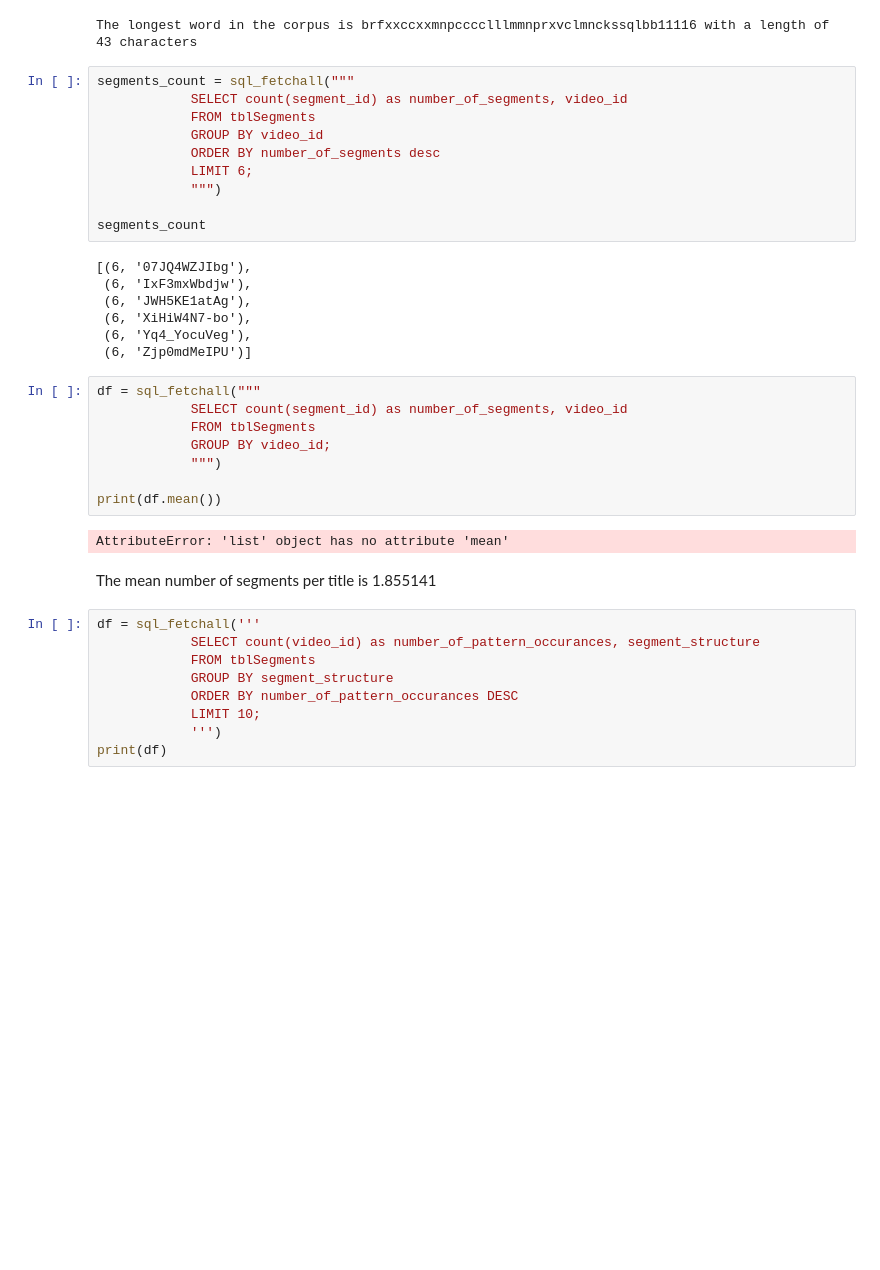
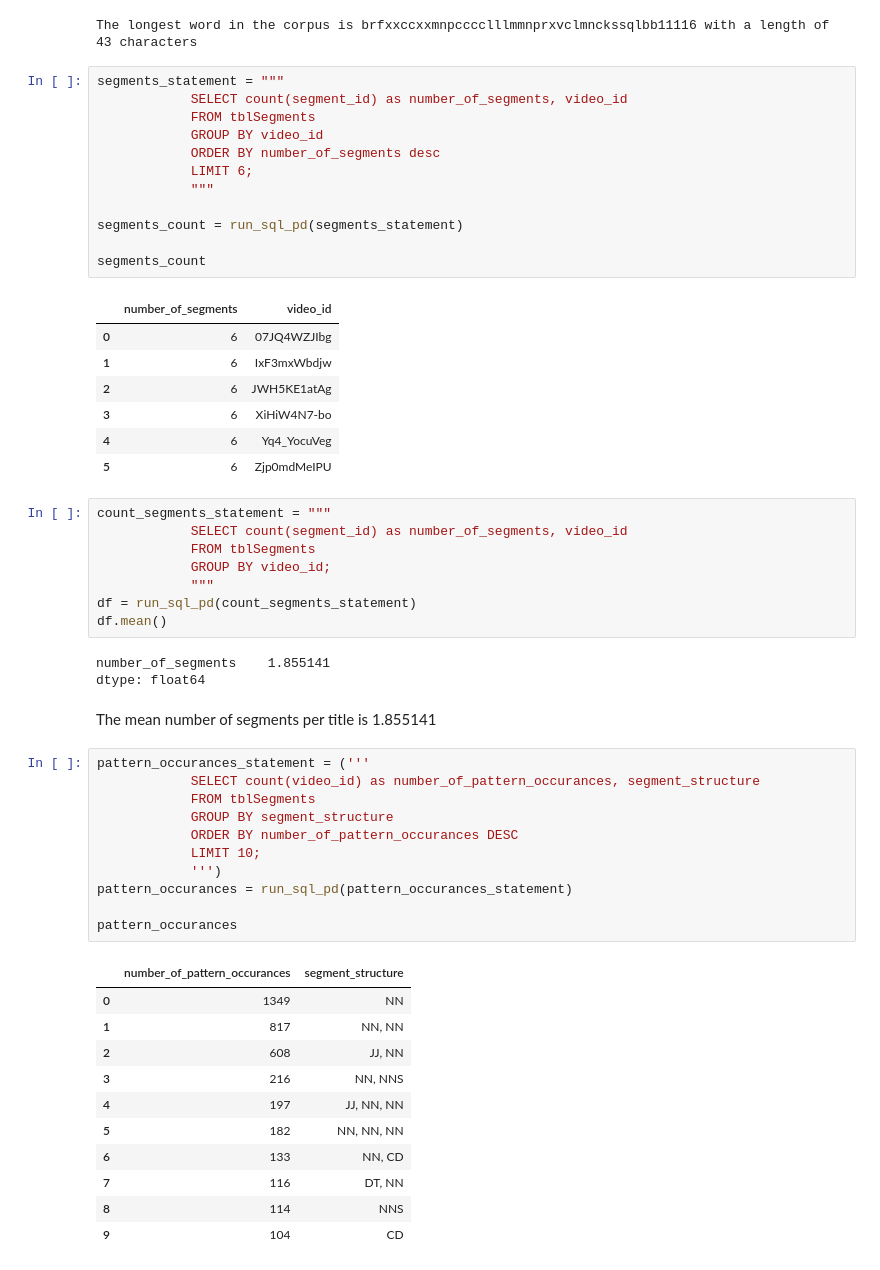
Before and after one commit to epiphannie/youtube_title_analysis, a Jupyter notebook: youtube_titles_experiment.ipynb, the cells around one changed output. Drawn from its saved outputs; the diff is of its cells as text; blank space fills up the shorter version.

```diff
--- a/youtube_titles_experiment.ipynb
+++ b/youtube_titles_experiment.ipynb
@@ -429,43 +473,61 @@ print("The longest word in the corpus is {} with a length of {} characters".form
 # %% [output]
 The longest word in the corpus is brfxxccxxmnpcccclllmmnprxvclmnckssqlbb11116 with a length of 43 characters
 # %%
-segments_count = sql_fetchall("""
+segments_statement = """
             SELECT count(segment_id) as number_of_segments, video_id
             FROM tblSegments
             GROUP BY video_id
             ORDER BY number_of_segments desc
             LIMIT 6;
-            """)
+            """
+
+segments_count = run_sql_pd(segments_statement)
 
 segments_count
 # %% [output]
-[(6, '07JQ4WZJIbg'),
- (6, 'IxF3mxWbdjw'),
- (6, 'JWH5KE1atAg'),
- (6, 'XiHiW4N7-bo'),
- (6, 'Yq4_YocuVeg'),
- (6, 'Zjp0mdMeIPU')]
+|  | number_of_segments | video_id |
+| 0 | 6 | 07JQ4WZJIbg |
+| 1 | 6 | IxF3mxWbdjw |
+| 2 | 6 | JWH5KE1atAg |
+| 3 | 6 | XiHiW4N7-bo |
+| 4 | 6 | Yq4_YocuVeg |
+| 5 | 6 | Zjp0mdMeIPU |
 # %%
-df = sql_fetchall("""
+count_segments_statement = """
             SELECT count(segment_id) as number_of_segments, video_id
             FROM tblSegments
             GROUP BY video_id;
-            """)
-
-print(df.mean())
+            """
+df = run_sql_pd(count_segments_statement)
+df.mean()
 # %% [output]
-AttributeError: 'list' object has no attribute 'mean'
+number_of_segments    1.855141
+dtype: float64
 # %% [markdown]
 The mean number of segments per title is 1.855141
 # %%
-df = sql_fetchall('''
+pattern_occurances_statement = ('''
             SELECT count(video_id) as number_of_pattern_occurances, segment_structure
             FROM tblSegments
             GROUP BY segment_structure
             ORDER BY number_of_pattern_occurances DESC
             LIMIT 10;
             ''')
-print(df)
+pattern_occurances = run_sql_pd(pattern_occurances_statement)
+
+pattern_occurances
+# %% [output]
+|  | number_of_pattern_occurances | segment_structure |
+| 0 | 1349 | NN |
+| 1 | 817 | NN, NN |
+| 2 | 608 | JJ, NN |
+| 3 | 216 | NN, NNS |
+| 4 | 197 | JJ, NN, NN |
+| 5 | 182 | NN, NN, NN |
+| 6 | 133 | NN, CD |
+| 7 | 116 | DT, NN |
+| 8 | 114 | NNS |
+| 9 | 104 | CD |
 # %%
 
 repeated = """
```
Also changed, not shown: parts of 14 cells of this notebook.
